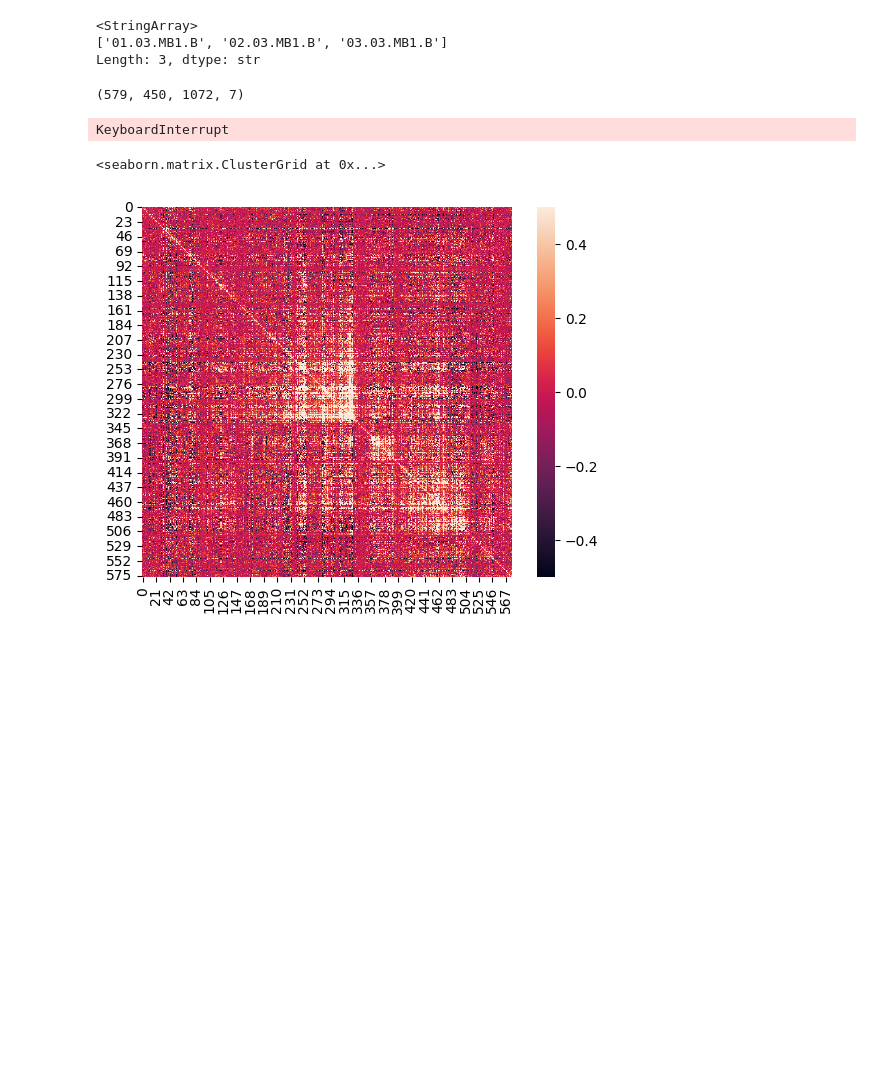
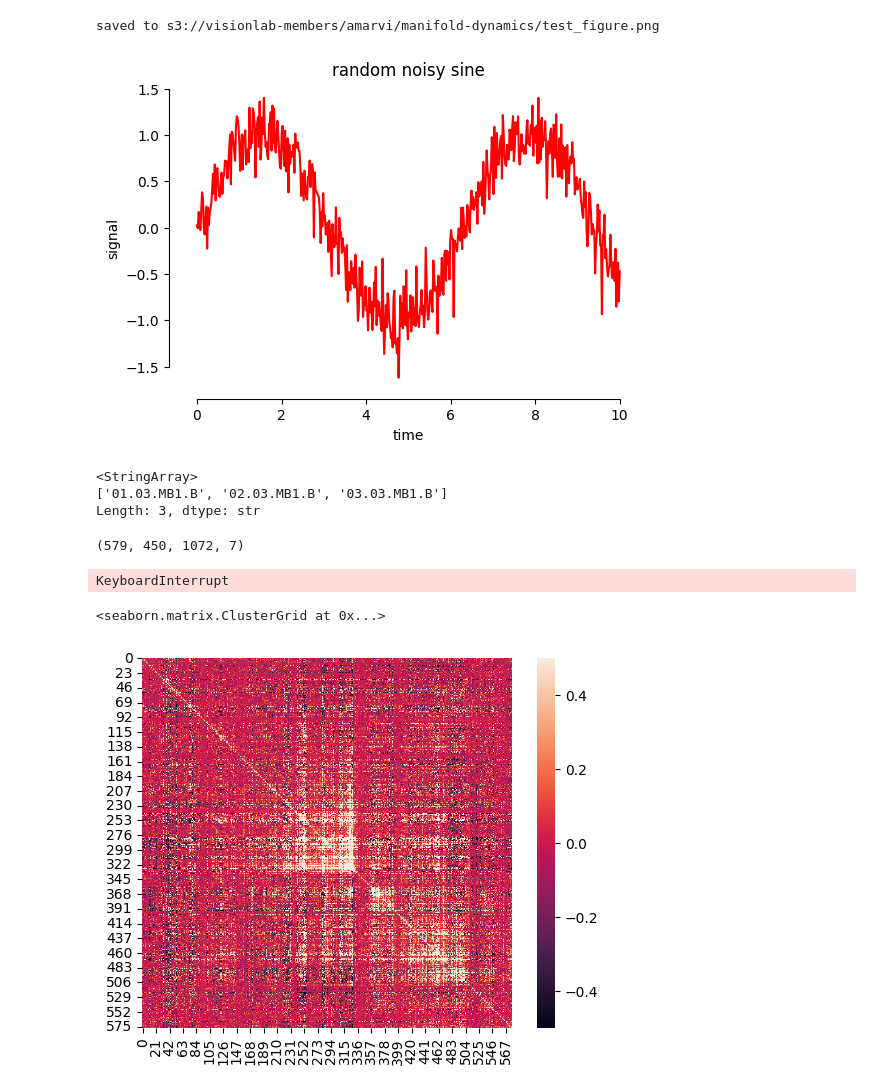
Before and after one commit to aimarvi/triplen, a Jupyter notebook: denoise/single-sess-gsn.ipynb, the cells around one changed output. Saved outputs shown, nothing was run; the diff lists cells and outputs as text; code cells hidden in the pictures; blank space fills up the shorter version.

```diff
--- a/denoise/single-sess-gsn.ipynb
+++ b/denoise/single-sess-gsn.ipynb
@@ -1,5 +1,5 @@
 # %%
-import os
+import os, fsspec
 import pandas as pd
 import numpy as np
 import matplotlib.pyplot as plt
@@ -14,6 +14,30 @@ from gsn.perform_gsn import perform_gsn
 import manifold_dynamics.session_raster_extraction as sre
 from manifold_dynamics.session_gsn import session_gsn
 import manifold_dynamics.paths as pth
+
+fs = fsspec.filesystem("s3")
+# %%
+# generate random data (time series style)
+rng = np.random.default_rng(0)
+x = np.linspace(0, 10, 500)
+y = np.sin(x) + 0.2 * rng.standard_normal(x.size)
+
+# create figure
+fig, ax = plt.subplots(figsize=(6, 4))
+sns.lineplot(x=x, y=y, color='red')
+ax.set_xlabel('time')
+ax.set_ylabel('signal')
+ax.set_title('random noisy sine')
+sns.despine(trim=True, offset=5, fig=fig)
+
+# save figure
+outpath = os.path.join(pth.SAVEDIR, 'test_figure.png')
+with fs.open(outpath, 'wb') as f:
+    fig.savefig(f, dpi=300, transparent=True)
+print(f'saved to {outpath}')
+# %% [output]
+saved to s3://visionlab-members/amarvi/manifold-dynamics/test_figure.png
+[figure, added]
 # %%
 outdir = os.path.join(pth.SAVEDIR, 'gsn')
 uid_sheet = pd.read_csv(os.path.join(pth.OTHERS, 'roi-uid.csv'))
```
Also changed, not shown: 4 other files.
